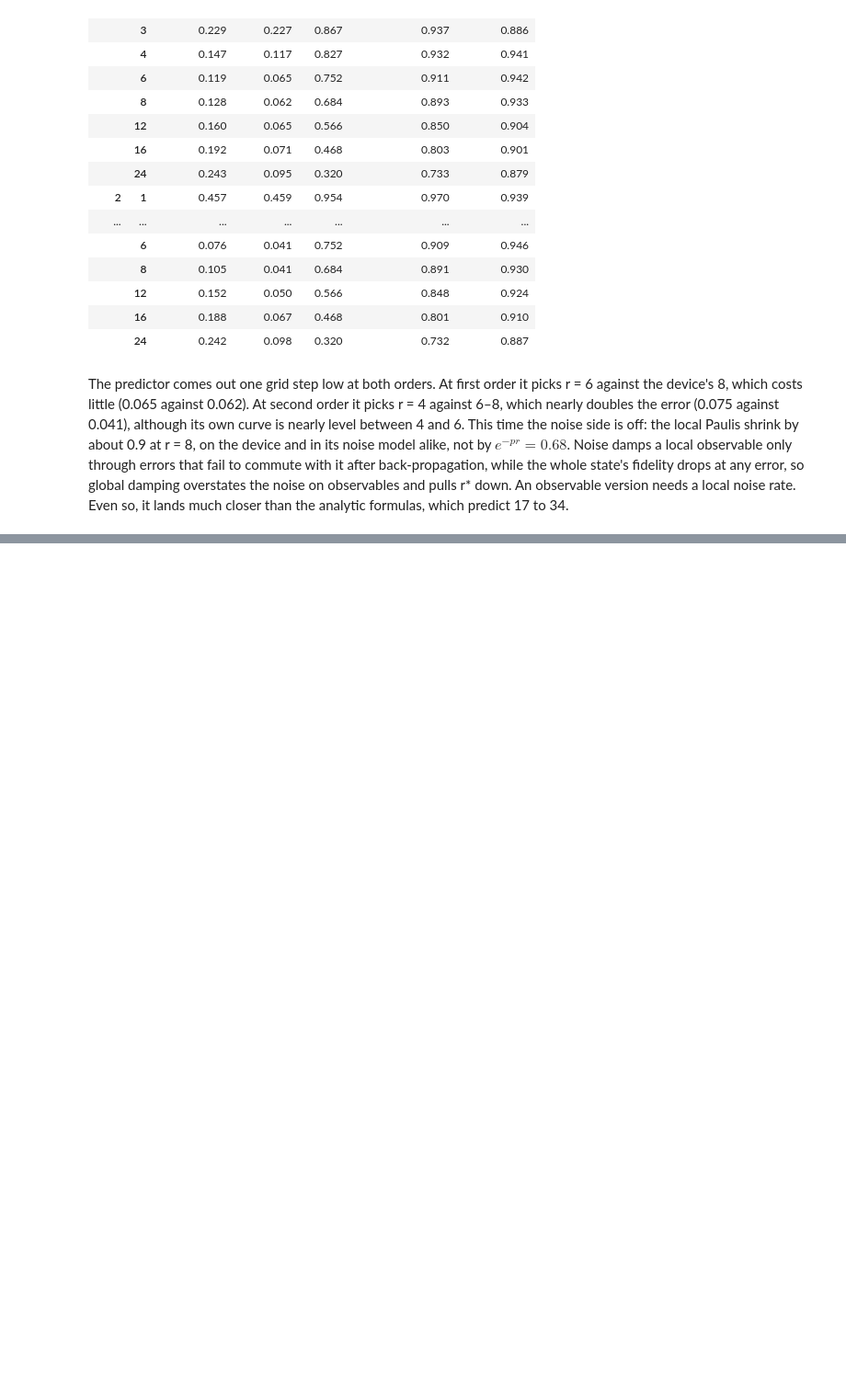
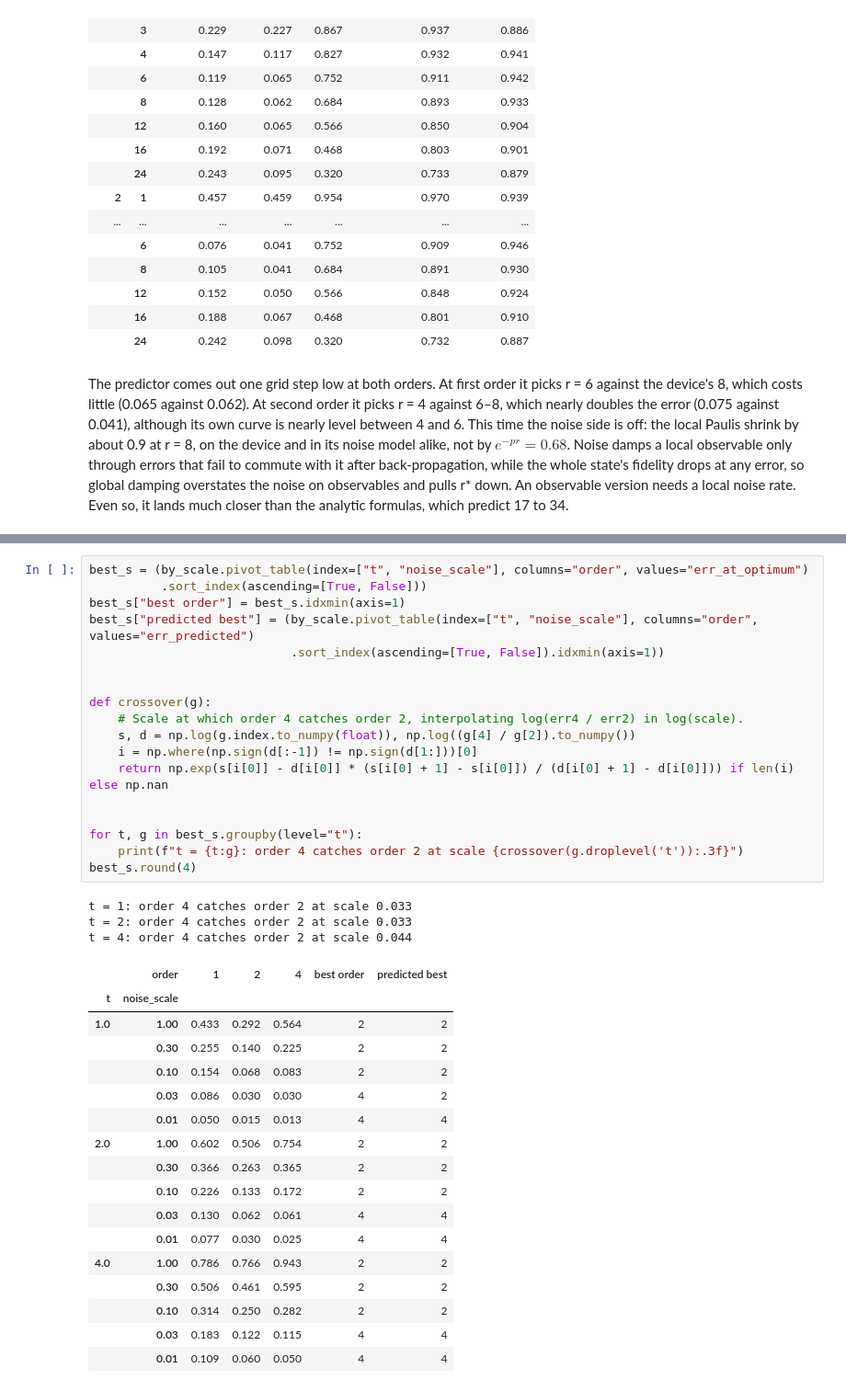
Before and after one commit to jayhsu0627/qtrotter, a Jupyter notebook: notebooks/trotter_under_noise.ipynb, the cells around one changed output, grey strips where cells are left out. Shown at 92% size. Saved outputs shown, nothing was run; the diff lists cells and outputs as text; blank space fills up the shorter version.

```diff
--- a/notebooks/trotter_under_noise.ipynb
+++ b/notebooks/trotter_under_noise.ipynb
@@ -575,0 +679,39 @@ than the analytic formulas, which predict 17 to 34.
+# %%
+best_s = (by_scale.pivot_table(index=["t", "noise_scale"], columns="order", values="err_at_optimum")
+          .sort_index(ascending=[True, False]))
+best_s["best order"] = best_s.idxmin(axis=1)
+best_s["predicted best"] = (by_scale.pivot_table(index=["t", "noise_scale"], columns="order", values="err_predicted")
+                            .sort_index(ascending=[True, False]).idxmin(axis=1))
+
+
+def crossover(g):
+    # Scale at which order 4 catches order 2, interpolating log(err4 / err2) in log(scale).
+    s, d = np.log(g.index.to_numpy(float)), np.log((g[4] / g[2]).to_numpy())
+    i = np.where(np.sign(d[:-1]) != np.sign(d[1:]))[0]
+    return np.exp(s[i[0]] - d[i[0]] * (s[i[0] + 1] - s[i[0]]) / (d[i[0] + 1] - d[i[0]])) if len(i) else np.nan
+
+
+for t, g in best_s.groupby(level="t"):
+    print(f"t = {t:g}: order 4 catches order 2 at scale {crossover(g.droplevel('t')):.3f}")
+best_s.round(4)
+# %% [output]
+t = 1: order 4 catches order 2 at scale 0.033
+t = 2: order 4 catches order 2 at scale 0.033
+t = 4: order 4 catches order 2 at scale 0.044
+|  | order | 1 | 2 | 4 | best order | predicted best |
+| t | noise_scale |  |  |  |  |  |
+| 1.0 | 1.00 | 0.433 | 0.292 | 0.564 | 2 | 2 |
+|  | 0.30 | 0.255 | 0.140 | 0.225 | 2 | 2 |
+|  | 0.10 | 0.154 | 0.068 | 0.083 | 2 | 2 |
+|  | 0.03 | 0.086 | 0.030 | 0.030 | 4 | 2 |
+|  | 0.01 | 0.050 | 0.015 | 0.013 | 4 | 4 |
+| 2.0 | 1.00 | 0.602 | 0.506 | 0.754 | 2 | 2 |
+|  | 0.30 | 0.366 | 0.263 | 0.365 | 2 | 2 |
+|  | 0.10 | 0.226 | 0.133 | 0.172 | 2 | 2 |
+|  | 0.03 | 0.130 | 0.062 | 0.061 | 4 | 4 |
+|  | 0.01 | 0.077 | 0.030 | 0.025 | 4 | 4 |
+| 4.0 | 1.00 | 0.786 | 0.766 | 0.943 | 2 | 2 |
+|  | 0.30 | 0.506 | 0.461 | 0.595 | 2 | 2 |
+|  | 0.10 | 0.314 | 0.250 | 0.282 | 2 | 2 |
+|  | 0.03 | 0.183 | 0.122 | 0.115 | 4 | 4 |
+|  | 0.01 | 0.109 | 0.060 | 0.050 | 4 | 4 |
```
Also changed, not shown: parts of 16 cells of this notebook, 11 other files.
